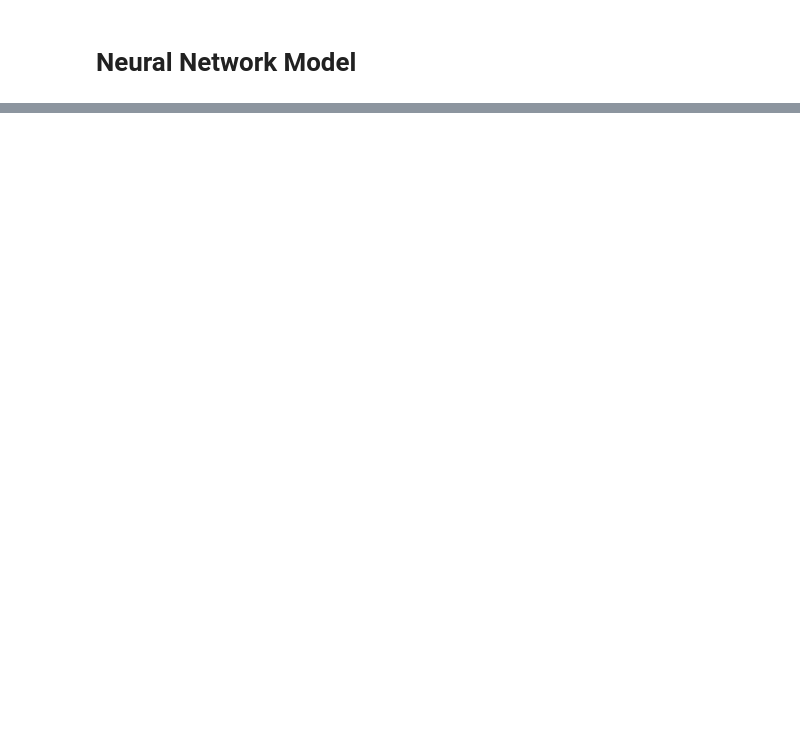
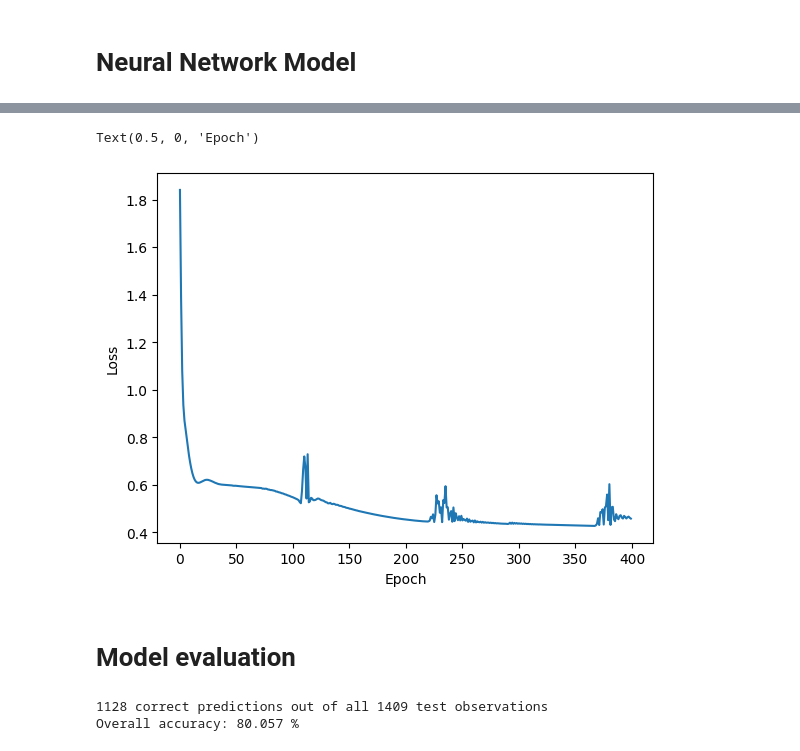
Before and after one commit to DawidSkowronski/PyTorch-Projects, a Jupyter notebook: Telco_Customer_Churn.ipynb, the cells around one changed output, grey strips where cells are left out. Drawn from its saved outputs; the diff is of its cells as text; code cells hidden in the pictures; blank space fills up the shorter version.

```diff
--- a/Telco_Customer_Churn.ipynb
+++ b/Telco_Customer_Churn.ipynb
@@ -163,0 +184,5 @@ dtype: object
+# %%
+# Split Data between Train and Test
+X_train, X_test, Y_train, Y_test = train_test_split(dummies_X,Y,
+                                                    train_size = 0.8,
+                                                    random_state=42)
@@ -166,23 +200,26 @@ dtype: object
 # %%
 class Model(nn.Module):
 
-  def __init__(self, input_features = 21,
+  def __init__(self, input_features = 30,
                h1_number = 32,
                h2_number = 16,
                h3_number = 8,
+               h4_number = 4,
                output_number = 2):
     super().__init__()
 
     self.fc1 = nn.Linear(input_features, h1_number)
     self.fc2 = nn.Linear(h1_number, h2_number)
     self.fc3 = nn.Linear(h2_number, h3_number)
-    self.out = nn.Linear(h3_number, output_number)
+    self.fc4 = nn.Linear(h3_number, h4_number)
+    self.out = nn.Linear(h4_number, output_number)
 
   def forward(self,X):
     X = F.relu(self.fc1(X))
     X = F.relu(self.fc2(X))
     X = F.relu(self.fc3(X))
-    X = F.sigmoid(self.out(X)) # Output as probability
+    X = F.relu(self.fc4(X))
+    X = self.out(X) # raw output: CrossEntropy is already using LogSoftmax
 
     return X
 # %%
@@ -196,4 +233,24 @@ model = Model()
 criterion = nn.CrossEntropyLoss()
 
 # Adam Optimizer
-optimizer = torch.optim.Adam(model.parameters(), lr = 0.01)
+optimizer = torch.optim.Adam(model.parameters(), lr = 0.002)
+# %%
+# Epochs
+epochs = 400
+
+losses = []
+
+for epoch in range(epochs):
+  Y_predict = model.forward(X_train_tensor)
+
+  loss = criterion(Y_predict, Y_train_tensor)
+
+  losses.append(loss.item())
+
+  if epoch % 10 == 0:
+    print(f"Epoch: {epoch}, loss: {loss}")
+
+  # Backpropagation
+  optimizer.zero_grad()
+  loss.backward()
+  optimizer.step()
@@ -199,0 +275,33 @@ optimizer = torch.optim.Adam(model.parameters(), lr = 0.01)
+# %%
+# Loss history plot
+
+plt.plot(range(epochs), losses)
+plt.ylabel("Loss")
+plt.xlabel("Epoch")
+# %% [output]
+Text(0.5, 0, 'Epoch')
+[figure, added]
+# %% [markdown]
+# Model evaluation
+# %%
+correct = 0
+Y_predict_test = []
+
+with torch.no_grad():
+  for i, data in enumerate(X_test_tensor):
+    Y_value = model.forward(data)
+    predicted_class = Y_value.argmax().item()
+
+    Y_predict_test.append(predicted_class)
+
+    # Check if the model prediction is correct
+    if predicted_class == Y_test_tensor[i].item():
+      correct += 1
+
+print()
+print(f"{correct} correct predictions out of all {len(Y_test)} test observations")
+print(f"Overall accuracy: {round(correct/len(Y_test)*100,3)} %")
+Y_predict_test = np.array(Y_predict_test)
+# %% [output]
+1128 correct predictions out of all 1409 test observations
+Overall accuracy: 80.057 %
```
Also changed, not shown: parts of 8 cells of this notebook.
